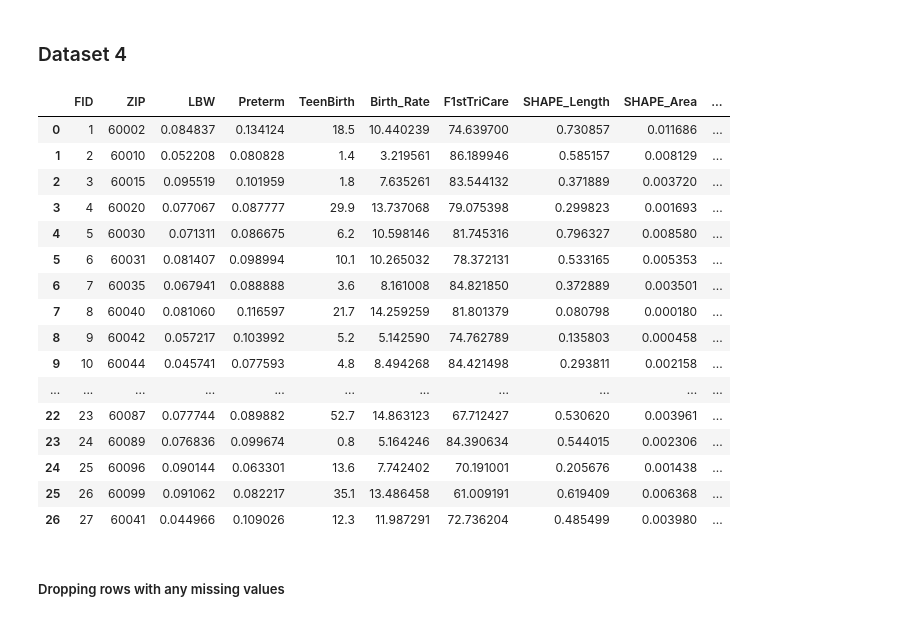
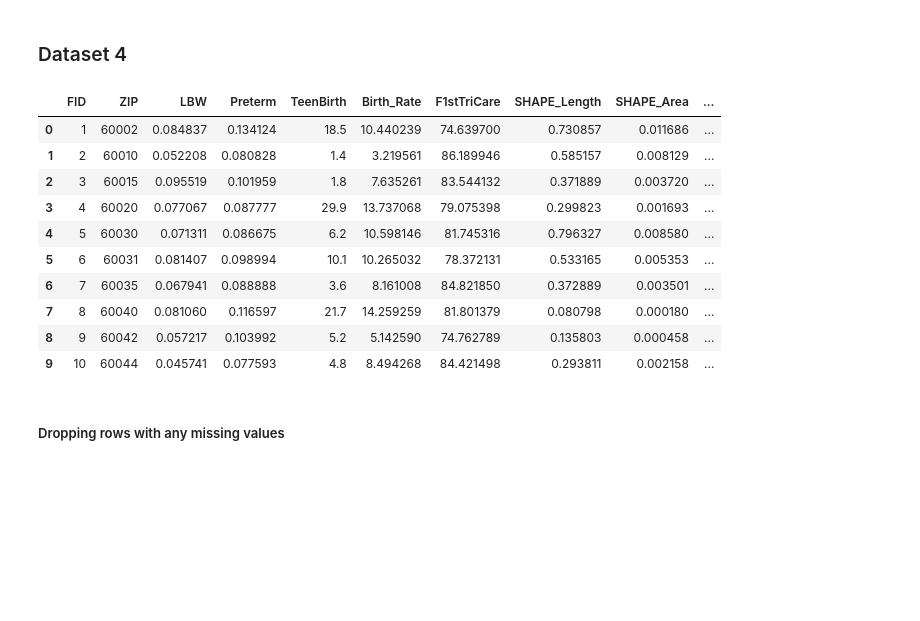
Before and after one commit to Bonjiang/datasci_7_geospatial, a Jupyter notebook: 507HW_7B_Geospatial.ipynb, the cells around one changed output. Cells and saved outputs as stored; diff of their text form; code cells hidden in the pictures; blank space fills up the shorter version.

```diff
--- a/507HW_7B_Geospatial.ipynb
+++ b/507HW_7B_Geospatial.ipynb
@@ -110,25 +100,19 @@ df_gpd3.plot("Diabetes", legend=True, colormap="viridis")
 ### Dataset 4
 # %%
 df_gpd4 = gpd.read_file('Birth_Statistics.geojson')
-df_gpd4
+df_gpd4 [:10]
 # %% [output]
 |  | FID | ZIP | LBW | Preterm | TeenBirth | Birth_Rate | F1stTriCare | SHAPE_Length | SHAPE_Area | ... |
 | 0 | 1 | 60002 | 0.084837 | 0.134124 | 18.5 | 10.440239 | 74.639700 | 0.730857 | 0.011686 | ... |
 | 1 | 2 | 60010 | 0.052208 | 0.080828 | 1.4 | 3.219561 | 86.189946 | 0.585157 | 0.008129 | ... |
 | 2 | 3 | 60015 | 0.095519 | 0.101959 | 1.8 | 7.635261 | 83.544132 | 0.371889 | 0.003720 | ... |
 | 3 | 4 | 60020 | 0.077067 | 0.087777 | 29.9 | 13.737068 | 79.075398 | 0.299823 | 0.001693 | ... |
 | 4 | 5 | 60030 | 0.071311 | 0.086675 | 6.2 | 10.598146 | 81.745316 | 0.796327 | 0.008580 | ... |
 | 5 | 6 | 60031 | 0.081407 | 0.098994 | 10.1 | 10.265032 | 78.372131 | 0.533165 | 0.005353 | ... |
 | 6 | 7 | 60035 | 0.067941 | 0.088888 | 3.6 | 8.161008 | 84.821850 | 0.372889 | 0.003501 | ... |
 | 7 | 8 | 60040 | 0.081060 | 0.116597 | 21.7 | 14.259259 | 81.801379 | 0.080798 | 0.000180 | ... |
 | 8 | 9 | 60042 | 0.057217 | 0.103992 | 5.2 | 5.142590 | 74.762789 | 0.135803 | 0.000458 | ... |
 | 9 | 10 | 60044 | 0.045741 | 0.077593 | 4.8 | 8.494268 | 84.421498 | 0.293811 | 0.002158 | ... |
-| ... | ... | ... | ... | ... | ... | ... | ... | ... | ... | ... |
-| 22 | 23 | 60087 | 0.077744 | 0.089882 | 52.7 | 14.863123 | 67.712427 | 0.530620 | 0.003961 | ... |
-| 23 | 24 | 60089 | 0.076836 | 0.099674 | 0.8 | 5.164246 | 84.390634 | 0.544015 | 0.002306 | ... |
-| 24 | 25 | 60096 | 0.090144 | 0.063301 | 13.6 | 7.742402 | 70.191001 | 0.205676 | 0.001438 | ... |
-| 25 | 26 | 60099 | 0.091062 | 0.082217 | 35.1 | 13.486458 | 61.009191 | 0.619409 | 0.006368 | ... |
-| 26 | 27 | 60041 | 0.044966 | 0.109026 | 12.3 | 11.987291 | 72.736204 | 0.485499 | 0.003980 | ... |
 # %% [markdown]
 ##### Dropping rows with any missing values
 # %%
```
Also changed, not shown: parts of 5 cells of this notebook.
